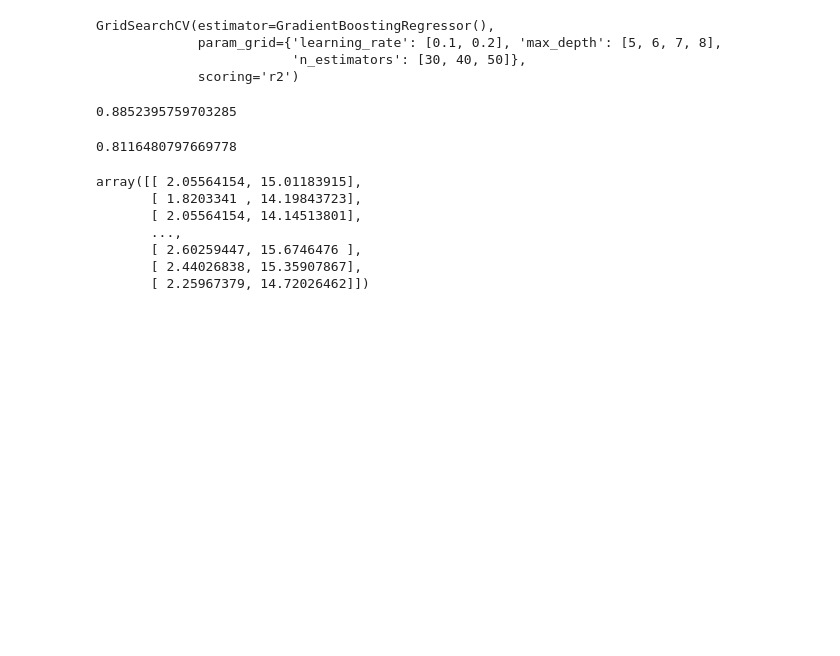
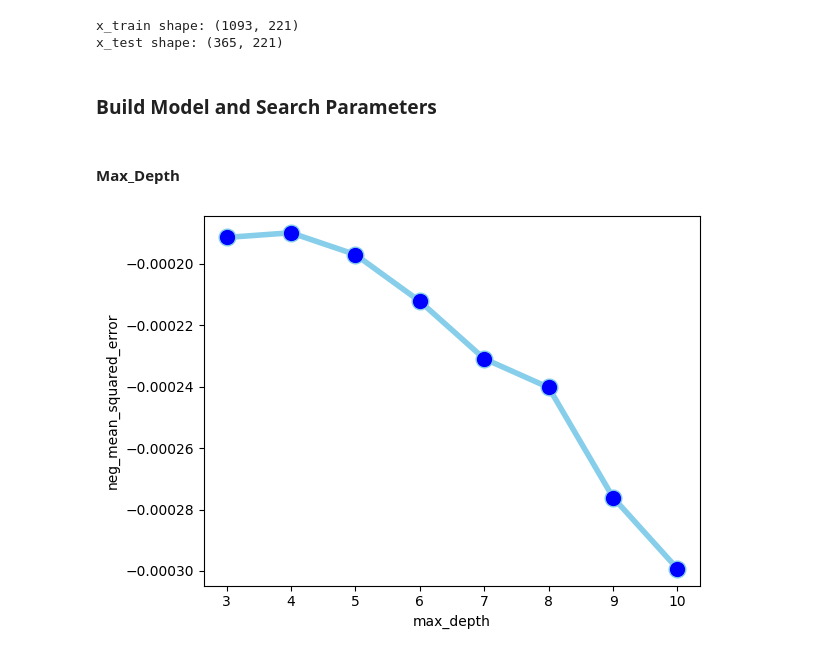
Before and after one commit to LYAccc/CS273_Final_Project, a Jupyter notebook: Untitled.ipynb, the cells around one changed output. Cells and saved outputs as stored; diff of their text form; code cells hidden in the pictures; blank space fills up the shorter version.

```diff
--- a/Untitled.ipynb
+++ b/Untitled.ipynb
@@ -12,3 +17,8 @@ data = pd.read_csv('./processed_data.csv')
 # %%
-x =  data.drop('SalePrice', axis=1)
-y = data['SalePrice']
+print("x_train shape: " + str(x_train.shape))
+print("x_test shape: " + str(x_test.shape))
+# %% [output]
+x_train shape: (1093, 221)
+x_test shape: (365, 221)
+# %% [markdown]
+### Build Model and Search Parameters
@@ -15,34 +32,24 @@ y = data['SalePrice']
 # %%
-gbm = GradientBoostingRegressor()
-param_grid = {
-    'n_estimators': [30, 40, 50],
-    'learning_rate': [0.1,0.2],
-    'max_depth': [5, 6, 7,8],
-}
-x_train, x_test, y_train, y_test = train_test_split(x,y)
-clf = GridSearchCV(gbm, param_grid = param_grid,scoring = 'r2')
-clf.fit(x_train,  y_train)
+def explore(param_grid):
+    gbm = GradientBoostingRegressor()
+    clf = GridSearchCV(gbm, param_grid = param_grid,scoring = 'neg_mean_squared_error')
+    clf.fit(x_train,  y_train)
+    return clf
+def plot_pf(clf,para_name):
+    clf.cv_results_['mean_test_score']
+    plt.plot((param_grid[para_name]),clf.cv_results_['mean_test_score'],marker='o', markerfacecolor='blue', markersize=7, color='skyblue', linewidth=4)
+    plt.ylabel('neg_mean_squared_error')
+    plt.xlabel(para_name)
+    plt.show()
+    print("Best: " + str(clf.best_params_))
-# %% [output]
-GridSearchCV(estimator=GradientBoostingRegressor(),
-             param_grid={'learning_rate': [0.1, 0.2], 'max_depth': [5, 6, 7, 8],
-                         'n_estimators': [30, 40, 50]},
-             scoring='r2')
+# %% [markdown]
+#### Max_Depth
 # %%
-clf.score(x_test,y_test)
+param_grid = {
+        'max_depth': [3,4,5, 6, 7,8,9,10],
+        'random_state' :[28]
+    }
+clf = explore(param_grid)
+plot_pf(clf,'max_depth')
 # %% [output]
-0.8852395759703285
+[figure, added]
-# %%
-gbm.fit(np.array(x_train[['OverallQual','TotalSF']]),y_train)
-gbm.score(np.array(x_test[['OverallQual','TotalSF']]),y_test)
-# %% [output]
-0.8116480797669778
-# %%
-np.array(x_train[['OverallQual','TotalSF']])
-# %% [output]
-array([[ 2.05564154, 15.01183915],
-       [ 1.8203341 , 14.19843723],
-       [ 2.05564154, 14.14513801],
-       ...,
-       [ 2.60259447, 15.6746476 ],
-       [ 2.44026838, 15.35907867],
-       [ 2.25967379, 14.72026462]])
```
Also changed, not shown: parts of 17 cells of this notebook.
